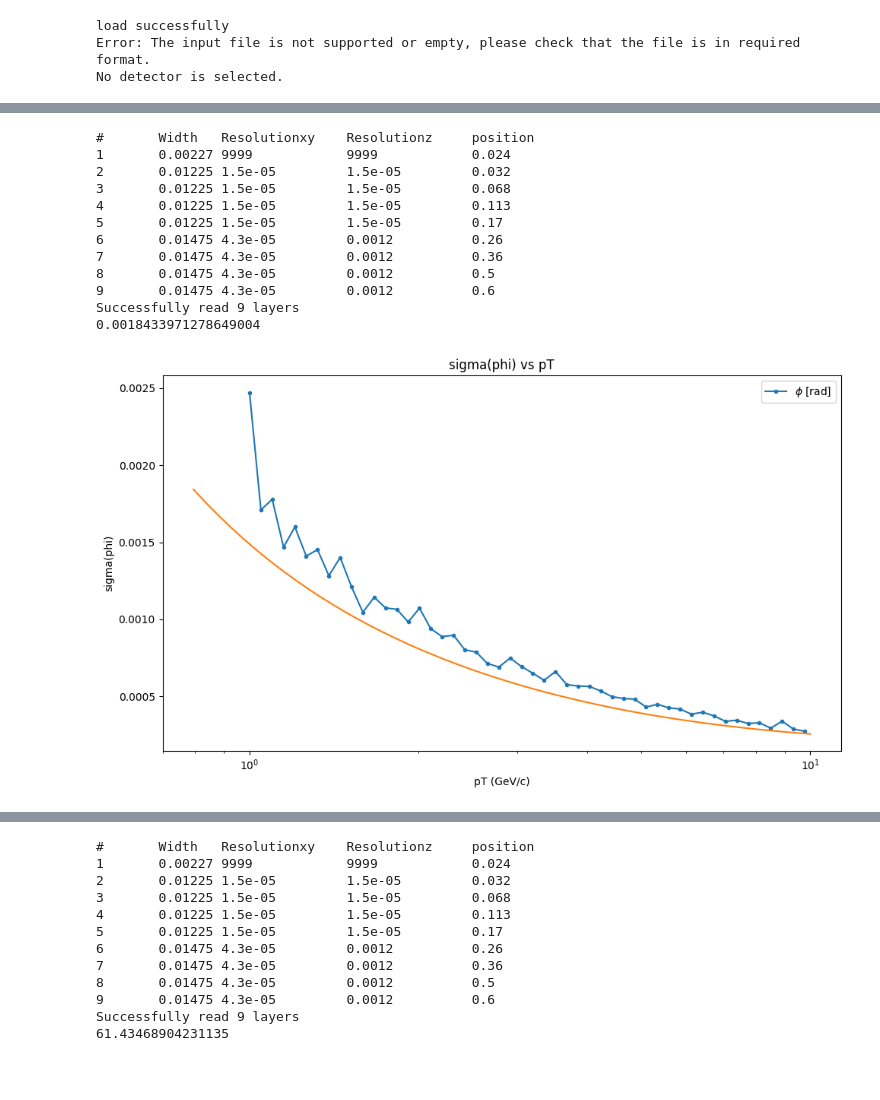
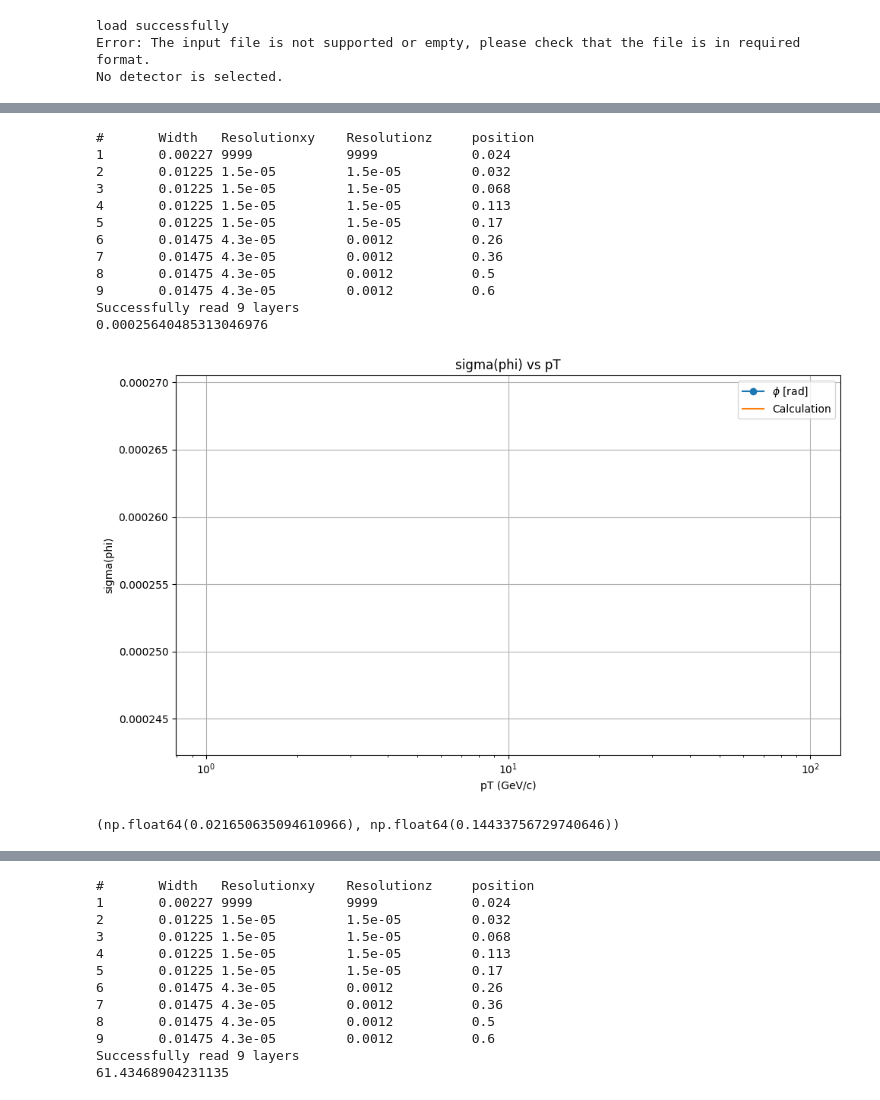
Before and after one commit to dlai211/iris-hep-log, a Jupyter notebook: TrackingResolution-3.0/TrackingResolution-3.0/trackingerror.py.ipynb, the cells around one changed output, grey strips where cells are left out. Saved outputs shown, nothing was run; the diff lists cells and outputs as text; code cells hidden in the pictures; blank space fills up the shorter version.

```diff
--- a/TrackingResolution-3.0/TrackingResolution-3.0/trackingerror.py.ipynb
+++ b/TrackingResolution-3.0/TrackingResolution-3.0/trackingerror.py.ipynb
@@ -300,7 +336,7 @@ if __name__ =="__main__":
 
 def plot(filename,var,B=2,eta=0,m=0.106):
     mydetector = inputfromfile(filename,1)
-    p = np.logspace(-0.1,1.0)
+    p = np.logspace(1.0,1.0)
     y = []
     for i in range(len(p)):
         y.append(mydetector.errorcalculation(p[i],B,eta,m)[var])
@@ -313,3 +349,7 @@ def plot(filename,var,B=2,eta=0,m=0.106):
 load successfully
 Error: The input file is not supported or empty, please check that the file is in required format.
 No detector is selected.
+# %%
+file = uproot.open("/data/jlai/iris-hep/output/tracksummary_ckf.root")
+tree = file["tracksummary"]
+tree.keys()
@@ -315,0 +374,28 @@ No detector is selected.
+# %%
+arrays = tree.arrays([
+    "t_d0", "eLOC0_fit", "res_eLOC0_fit",
+    "t_z0", "eLOC1_fit", "res_eLOC1_fit",
+    "t_phi", "ePHI_fit", "res_ePHI_fit",
+    "t_theta", "eTHETA_fit", "res_eTHETA_fit",
+    "t_p", "t_charge", "eQOP_fit", "res_eQOP_fit",
+    "eT_fit", "t_time", "res_eT_fit"
+], library="ak")
+
+flat = {field: ak.flatten(arrays[field]) for field in arrays.fields}
+
+calc_residuals = {
+    "res_eLOC0_fit": flat["eLOC0_fit"] - flat["t_d0"],
+    "res_eLOC1_fit": flat["eLOC1_fit"] - flat["t_z0"],
+    "res_ePHI_fit":   flat["ePHI_fit"]   - flat["t_phi"],
+    "res_eTHETA_fit": flat["eTHETA_fit"] - flat["t_theta"],
+    "res_eQOP_fit":   flat["eQOP_fit"]   - flat["t_charge"] / flat["t_p"],
+    "res_eT_fit":     flat["eT_fit"]     - flat["t_time"]
+}
+
+print("Checking residuals match stored values:\n")
+for key, computed in calc_residuals.items():
+    stored = flat[key]
+    diff = np.abs(computed - stored)
+    max_diff = np.max(diff)
+    all_close = np.allclose(computed, stored, rtol=1e-5, atol=1e-8)
+    print(f"{key:<15} | max diff (e[var]_fit - t_[var]) = {max_diff:.2e} | match: {all_close}")
@@ -319,7 +664,7 @@ import awkward as ak
 import matplotlib.pyplot as plt
 import numpy as np
 
-file = uproot.open("/data/jlai/iris-hep/odd_output/tracksummary_ckf.root")
+file = uproot.open("/data/jlai/iris-hep/output/tracksummary_ckf.root")
 tree = file["tracksummary"]
 tree.keys()
 
@@ -340,7 +685,7 @@ def binned_rms(x, y, bins):
             rms_vals.append(np.std(y[mask]))
     return np.array(bin_centers), np.array(rms_vals)
 
-pt_bins = np.logspace(np.log10(0.1), np.log10(10), 100)
+pt_bins = np.logspace(np.log10(9), np.log10(11), 10)
 
 pt_centers, d0_rms = binned_rms(pT, res_d0, pt_bins)
 _, z0_rms = binned_rms(pT, res_z0, pt_bins)
@@ -353,36 +698,39 @@ plt.figure(figsize=(10, 6))
 plt.xscale("log")
 # plt.plot(pt_centers, d0_rms * 1e6, marker='o', label=r"$d_0$ [$\mu$m]")
 # plt.plot(pt_centers, z0_rms * 1e6, marker='s', label=r"$z_0$ [$\mu$m]")
-plt.plot(pt_centers, phi_rms, marker='.', label=r"$\phi$ [rad]")
+plt.plot(pt_centers, phi_rms, marker='o', label=r"$\phi$ [rad]")
 # plt.plot(pt_centers, theta_rms, marker='v', label=r"$\theta$ [rad]")
 # plt.plot(pt_centers, qop_rms, marker='x', label=r"$q/p$ [1/GeV]")
 plt.xlabel(r"$p_T$ [GeV]")
 plt.ylabel("Resolution (RMS)")
 plt.title("Track Parameter Resolutions vs $p_T$")
-plt.grid(True)
-plt.legend()
-plt.tight_layout()
 
 
 
 var = 'sigma(phi)'
 detector = plot("ODD.txt", var, B=2, eta=0.0, m=0.106)
 plt.title(var + ' vs pT')
 plt.xlabel('pT (GeV/c)')
 plt.ylabel(var)
 plt.grid()
+plt.legend()
+plt.tight_layout()
 plt.show()
 # %% [output]
 #       Width   Resolutionxy    Resolutionz     position
 1       0.00227 9999            9999            0.024
 2       0.01225 1.5e-05         1.5e-05         0.032
 3       0.01225 1.5e-05         1.5e-05         0.068
 4       0.01225 1.5e-05         1.5e-05         0.113
 5       0.01225 1.5e-05         1.5e-05         0.17
 6       0.01475 4.3e-05         0.0012          0.26
 7       0.01475 4.3e-05         0.0012          0.36
 8       0.01475 4.3e-05         0.0012          0.5
 9       0.01475 4.3e-05         0.0012          0.6
 Successfully read 9 layers
-0.0018433971278649004
+0.00025640485313046976
-[figure, old version]
+[figure, new version]
+# %%
+0.075/np.sqrt(12), 0.5/np.sqrt(12)
+# %% [output]
+(np.float64(0.021650635094610966), np.float64(0.14433756729740646))
```
Also changed, not shown: parts of 11 cells of this notebook, 3 other files.
